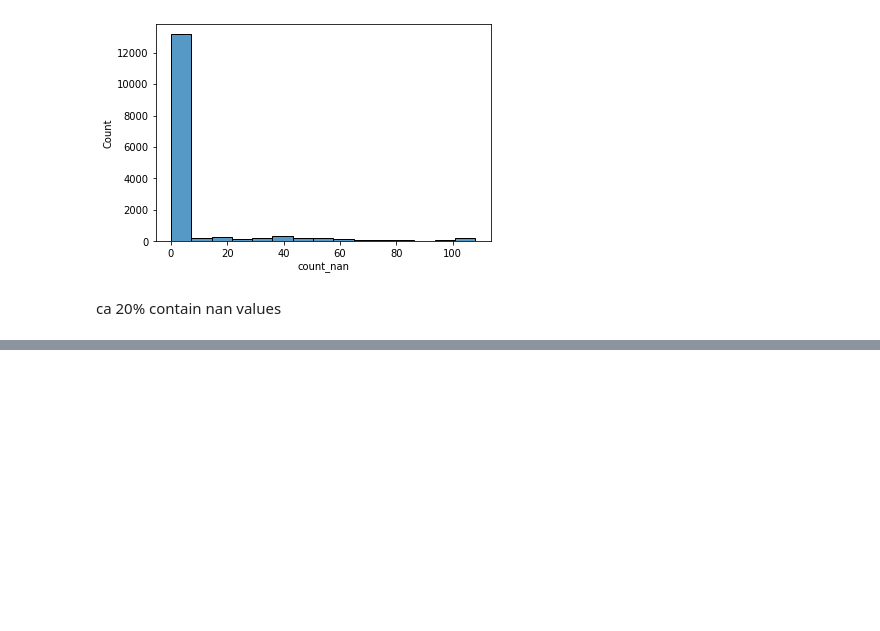
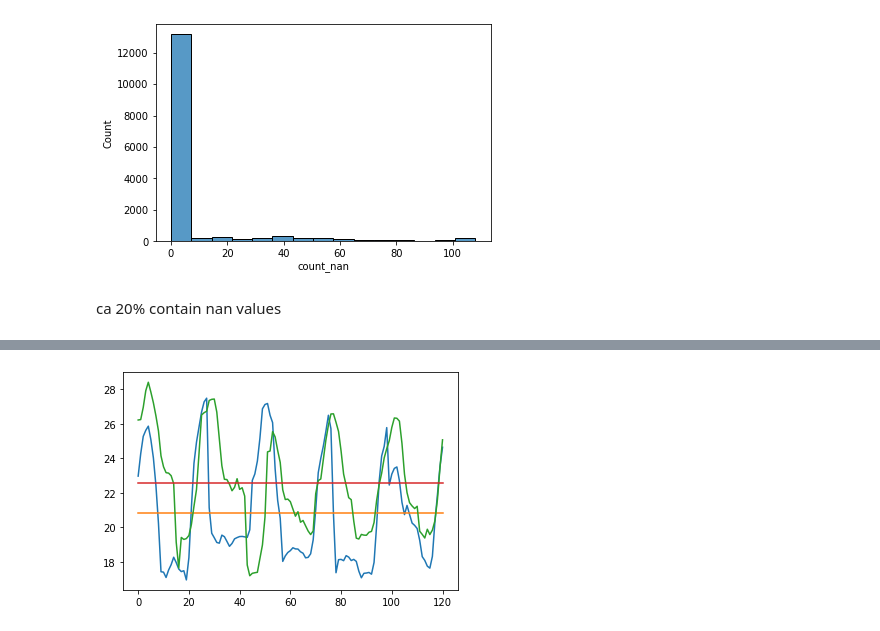
Before and after one commit to sm4rtm4art/airquality, a Jupyter notebook: alternative_EDA.ipynb, the cells around one changed output, grey strips where cells are left out. Cells and saved outputs as stored; diff of their text form; code cells hidden in the pictures; blank space fills up the shorter version.

Commit message:
temperatur

```diff
--- a/alternative_EDA.ipynb
+++ b/alternative_EDA.ipynb
@@ -189,0 +201,10 @@ ca 20% contain nan values
+# %%
+# have a look into the temp data
+
+temp_wo_nan = temperatur[(temperatur['count_nan']==0)]
+l_temp = temp_wo_nan.temp[1]
+for observ in temp_wo_nan.temp[1:3]:
+    sns.lineplot(x=[i for i in range(len(observ))] ,y=observ)
+    sns.lineplot(x=[i for i in range(len(observ))] ,y=np.mean(observ))
+# %% [output]
+[figure, added]
```
Also changed, not shown: parts of 11 cells of this notebook.
